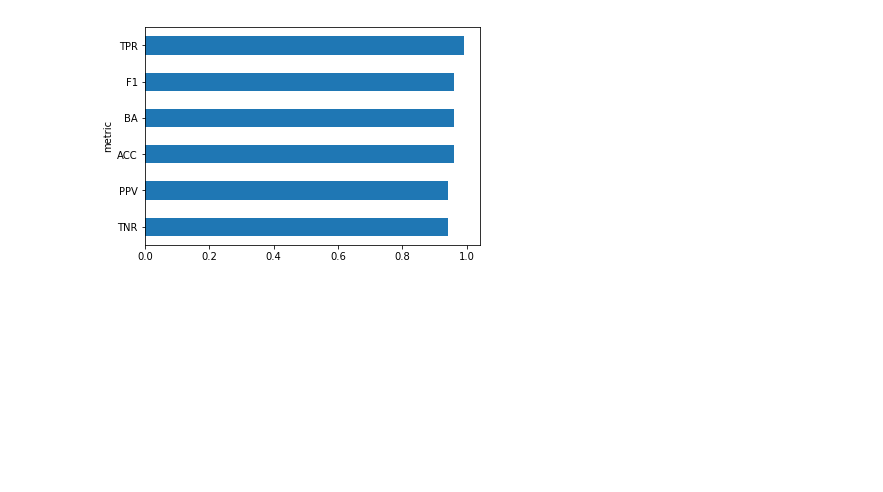
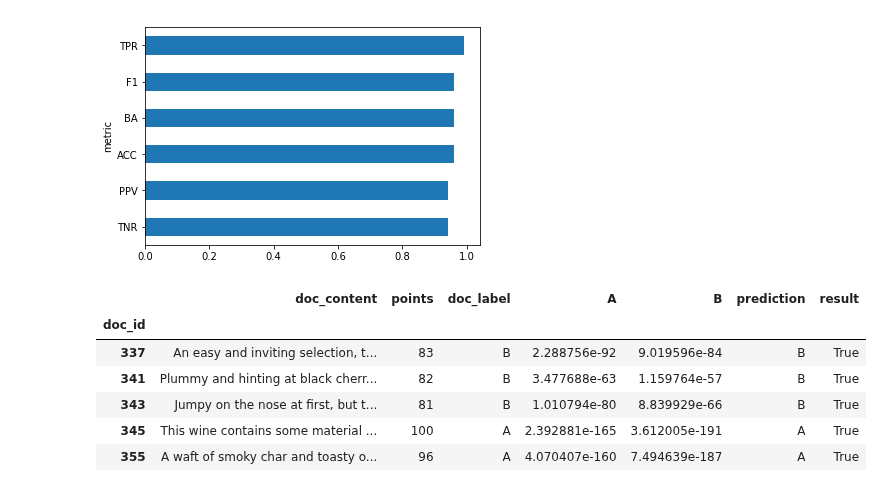
Before and after one commit to UVA-DSI/DS5559, a Jupyter notebook: labs/NaiveBayes/DS5559_NaiveBayes_WineReviews-v2.ipynb, the cells around one changed output. Saved outputs shown, nothing was run; the diff lists cells and outputs as text; code cells hidden in the pictures; blank space fills up the shorter version.

```diff
--- a/labs/NaiveBayes/DS5559_NaiveBayes_WineReviews-v2.ipynb
+++ b/labs/NaiveBayes/DS5559_NaiveBayes_WineReviews-v2.ipynb
@@ -446,3 +446,13 @@ T2.T.sort_values('score').plot.barh(legend=False)
 # %% [output]
 <matplotlib.axes._subplots.AxesSubplot at 0x...>
 [figure]
+# %%
+testing_docs.head()
+# %% [output]
+|  | doc_content | points | doc_label | A | B | prediction | result |
+| doc_id |  |  |  |  |  |  |  |
+| 337 | An easy and inviting selection, t... | 83 | B | 2.288756e-92 | 9.019596e-84 | B | True |
+| 341 | Plummy and hinting at black cherr... | 82 | B | 3.477688e-63 | 1.159764e-57 | B | True |
+| 343 | Jumpy on the nose at first, but t... | 81 | B | 1.010794e-80 | 8.839929e-66 | B | True |
+| 345 | This wine contains some material ... | 100 | A | 2.392881e-165 | 3.612005e-191 | A | True |
+| 355 | A waft of smoky char and toasty o... | 96 | A | 4.070407e-160 | 7.494639e-187 | A | True |
```
